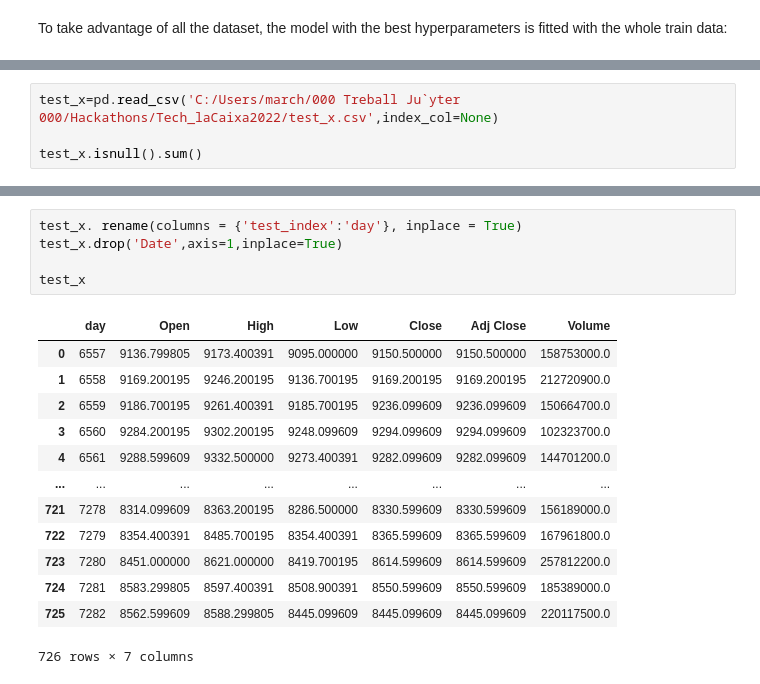
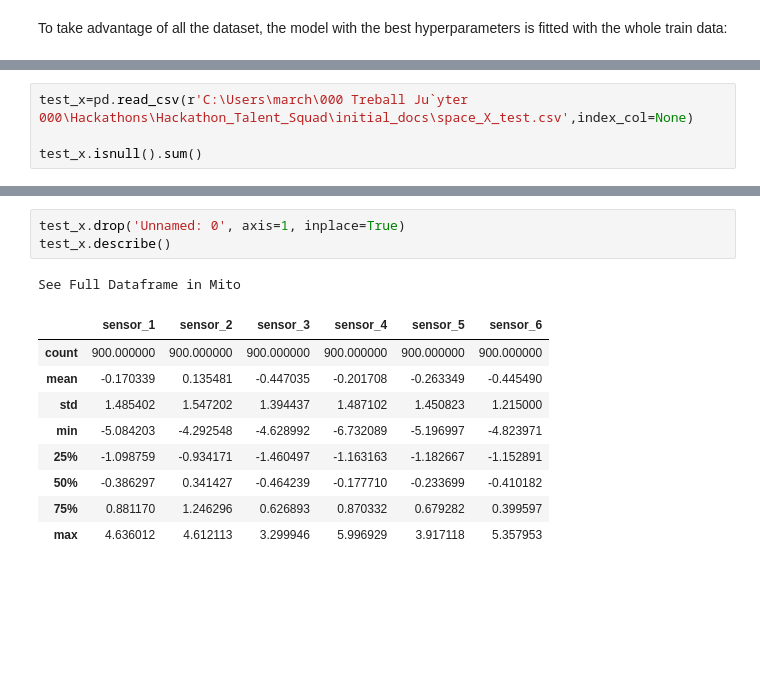
Before and after one commit to MarkusHumetus/Hackathon_Talent_Squad, a Jupyter notebook: main.ipynb, the cells around one changed output, grey strips where cells are left out. Saved outputs shown, nothing was run; the diff lists cells and outputs as text; blank space fills up the shorter version.

```diff
--- a/main.ipynb
+++ b/main.ipynb
@@ -995,5 +956,5 @@ Charge test_X dataset to be predicted. First of all, additional columns have to
 # %%
-test_x=pd.read_csv('C:/Users/march/000 Treball Ju`yter 000/Hackathons/Tech_laCaixa2022/test_x.csv',index_col=None)
+test_x=pd.read_csv(r'C:\Users\march\000 Treball Ju`yter 000\Hackathons\Hackathon_Talent_Squad\initial_docs\space_X_test.csv',index_col=None)
 
 test_x.isnull().sum()
 # %% [output]
@@ -1030,19 +973,14 @@ test_x
 # %%
-test_x. rename(columns = {'test_index':'day'}, inplace = True)
-test_x.drop('Date',axis=1,inplace=True)
-
-test_x
+test_x.drop('Unnamed: 0', axis=1, inplace=True)
+test_x.describe()
 # %% [output]
+See Full Dataframe in Mito
-|  | day | Open | High | Low | Close | Adj Close | Volume |
-| 0 | 6557 | 9136.799805 | 9173.400391 | 9095.000000 | 9150.500000 | 9150.500000 | 158753000.0 |
-| 1 | 6558 | 9169.200195 | 9246.200195 | 9136.700195 | 9169.200195 | 9169.200195 | 212720900.0 |
-| 2 | 6559 | 9186.700195 | 9261.400391 | 9185.700195 | 9236.099609 | 9236.099609 | 150664700.0 |
-| 3 | 6560 | 9284.200195 | 9302.200195 | 9248.099609 | 9294.099609 | 9294.099609 | 102323700.0 |
-| 4 | 6561 | 9288.599609 | 9332.500000 | 9273.400391 | 9282.099609 | 9282.099609 | 144701200.0 |
-| ... | ... | ... | ... | ... | ... | ... | ... |
-| 721 | 7278 | 8314.099609 | 8363.200195 | 8286.500000 | 8330.599609 | 8330.599609 | 156189000.0 |
-| 722 | 7279 | 8354.400391 | 8485.700195 | 8354.400391 | 8365.599609 | 8365.599609 | 167961800.0 |
-| 723 | 7280 | 8451.000000 | 8621.000000 | 8419.700195 | 8614.599609 | 8614.599609 | 257812200.0 |
-| 724 | 7281 | 8583.299805 | 8597.400391 | 8508.900391 | 8550.599609 | 8550.599609 | 185389000.0 |
-| 725 | 7282 | 8562.599609 | 8588.299805 | 8445.099609 | 8445.099609 | 8445.099609 | 220117500.0 |
+|  | sensor_1 | sensor_2 | sensor_3 | sensor_4 | sensor_5 | sensor_6 |
+| count | 900.000000 | 900.000000 | 900.000000 | 900.000000 | 900.000000 | 900.000000 |
+| mean | -0.170339 | 0.135481 | -0.447035 | -0.201708 | -0.263349 | -0.445490 |
+| std | 1.485402 | 1.547202 | 1.394437 | 1.487102 | 1.450823 | 1.215000 |
+| min | -5.084203 | -4.292548 | -4.628992 | -6.732089 | -5.196997 | -4.823971 |
+| 25% | -1.098759 | -0.934171 | -1.460497 | -1.163163 | -1.182667 | -1.152891 |
+| 50% | -0.386297 | 0.341427 | -0.464239 | -0.177710 | -0.233699 | -0.410182 |
+| 75% | 0.881170 | 1.246296 | 0.626893 | 0.870332 | 0.679282 | 0.399597 |
+| max | 4.636012 | 4.612113 | 3.299946 | 5.996929 | 3.917118 | 5.357953 |
-726 rows × 7 columns
```
Also changed, not shown: parts of 49 cells of this notebook, 2 other files.
